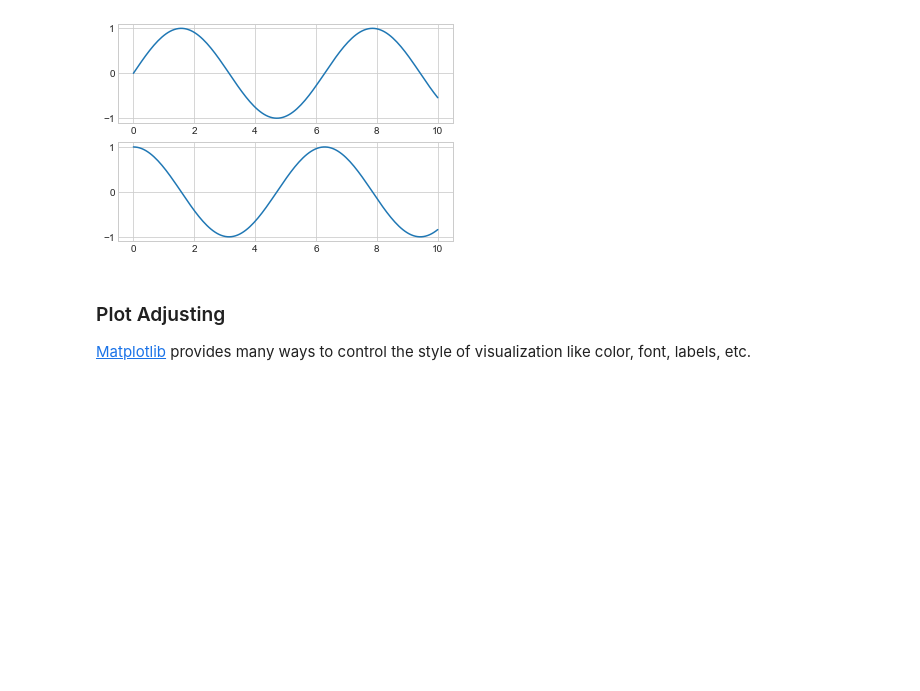
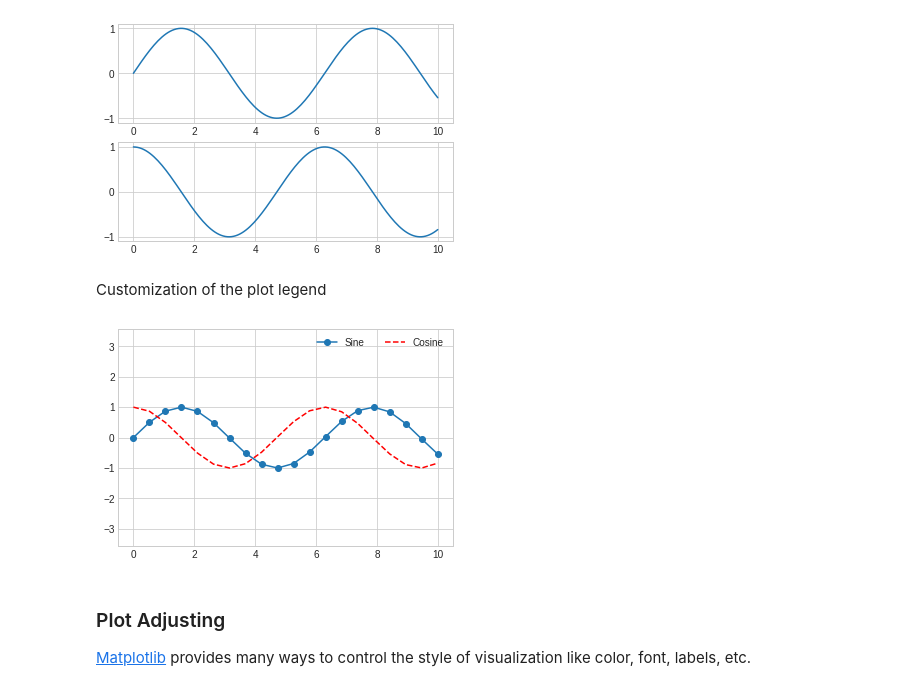
Before and after one commit to webdizz/handson.ai, a Jupyter notebook: module_1_intro_and_libs/01.2.into-visualization.ipynb, the cells around one changed output. Drawn from its saved outputs; the diff is of its cells as text; code cells hidden in the pictures; blank space fills up the shorter version.

```diff
--- a/module_1_intro_and_libs/01.2.into-visualization.ipynb
+++ b/module_1_intro_and_libs/01.2.into-visualization.ipynb
@@ -68,6 +68,22 @@ plt2.plot(x, np.cos(x))
 plt.show()
 # %% [output]
 [figure]
+# %% [markdown]
+Customization of the plot legend
+# %%
+x = np.linspace(0, 10, 20)
+fig, ax = plt.subplots()
+
+ax.plot(x, np.sin(x), '-o', label='Sine')
+ax.plot(x, np.cos(x), '--r', label='Cosine')
+
+# Equal scaling by changing limits
+ax.axis('equal')
+ax.legend(loc='best', ncol=2)
+
+plt.show()
+# %% [output]
+[figure, added]
 # %% [markdown]
 <a name='matplotlib-adjusting'></a>
 
```
Also changed, not shown: parts of 14 cells of this notebook.
